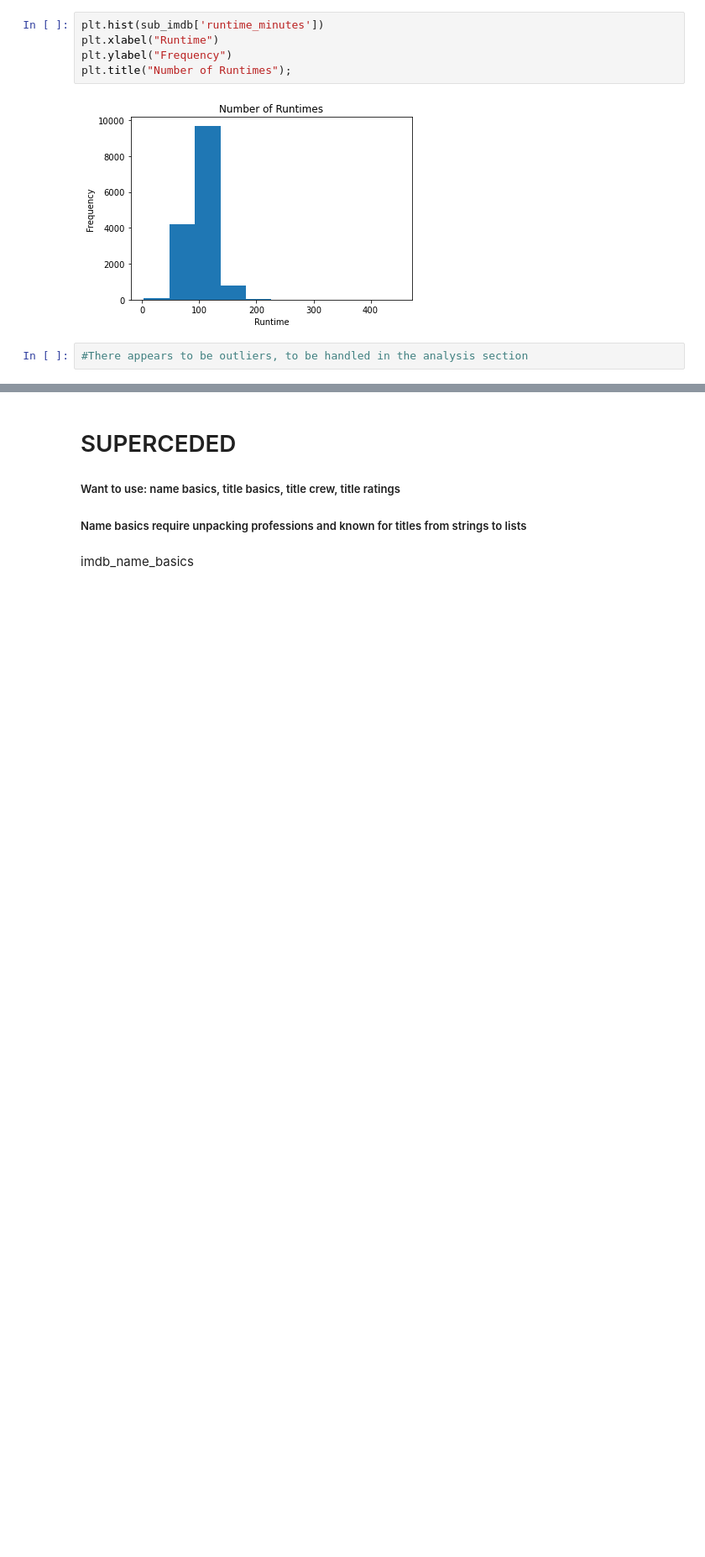
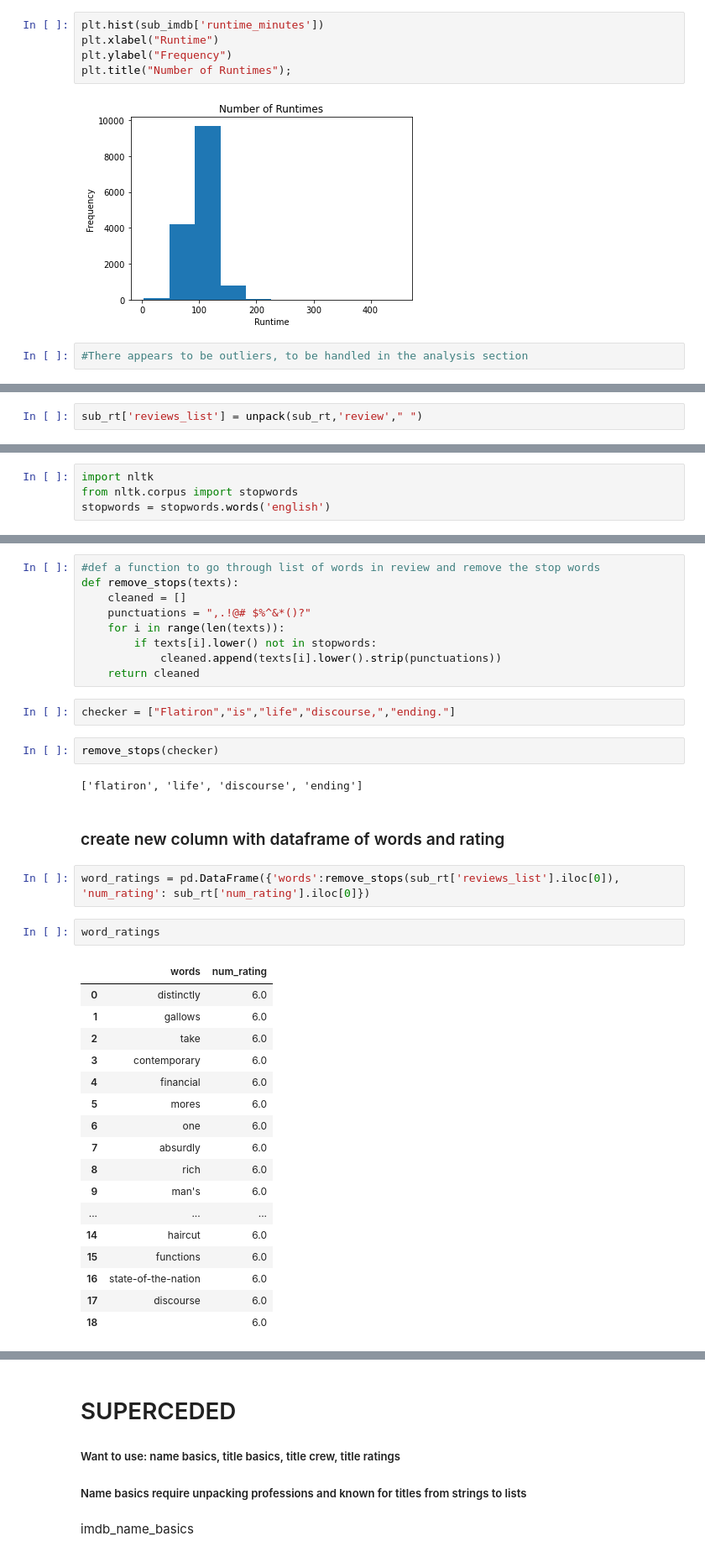
Before and after one commit to NelGen/NG-Msoft-Movie-Project, a Jupyter notebook: ScrapBook.ipynb, the cells around one changed output, grey strips where cells are left out. Shown at 84% size. Cells and saved outputs as stored; diff of their text form; blank space fills up the shorter version.

```diff
--- a/ScrapBook.ipynb
+++ b/ScrapBook.ipynb
@@ -549,0 +733,2 @@ Name: Sport, dtype: int64
+# %%
+sub_rt['reviews_list'] = unpack(sub_rt,'review'," ")
@@ -549,0 +752,4 @@ Name: Sport, dtype: int64
+# %%
+import nltk
+from nltk.corpus import stopwords
+stopwords = stopwords.words('english')
@@ -549,0 +782,39 @@ Name: Sport, dtype: int64
+# %%
+#def a function to go through list of words in review and remove the stop words
+def remove_stops(texts):
+    cleaned = []
+    punctuations = ",.!@# $%^&*()?"
+    for i in range(len(texts)):
+        if texts[i].lower() not in stopwords:
+            cleaned.append(texts[i].lower().strip(punctuations))
+    return cleaned
+# %%
+checker = ["Flatiron","is","life","discourse,","ending."]
+# %%
+remove_stops(checker)
+# %% [output]
+['flatiron', 'life', 'discourse', 'ending']
+# %% [markdown]
+### create new column with dataframe of words and rating
+# %%
+word_ratings = pd.DataFrame({'words':remove_stops(sub_rt['reviews_list'].iloc[0]), 'num_rating': sub_rt['num_rating'].iloc[0]})
+# %%
+word_ratings
+# %% [output]
+|  | words | num_rating |
+| 0 | distinctly | 6.0 |
+| 1 | gallows | 6.0 |
+| 2 | take | 6.0 |
+| 3 | contemporary | 6.0 |
+| 4 | financial | 6.0 |
+| 5 | mores | 6.0 |
+| 6 | one | 6.0 |
+| 7 | absurdly | 6.0 |
+| 8 | rich | 6.0 |
+| 9 | man's | 6.0 |
+| ... | ... | ... |
+| 14 | haircut | 6.0 |
+| 15 | functions | 6.0 |
+| 16 | state-of-the-nation | 6.0 |
+| 17 | discourse | 6.0 |
+| 18 |  | 6.0 |
```
Also changed, not shown: parts of 47 cells of this notebook.
